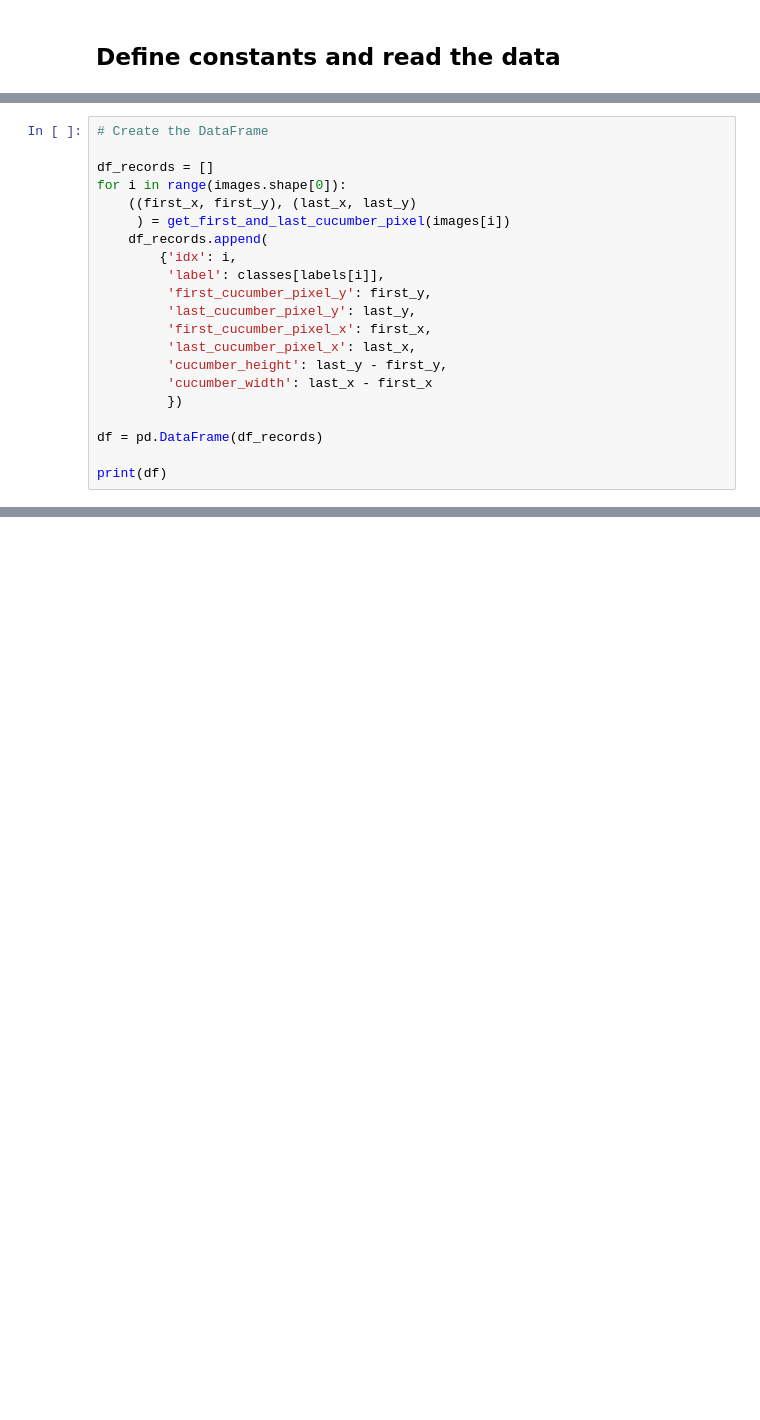
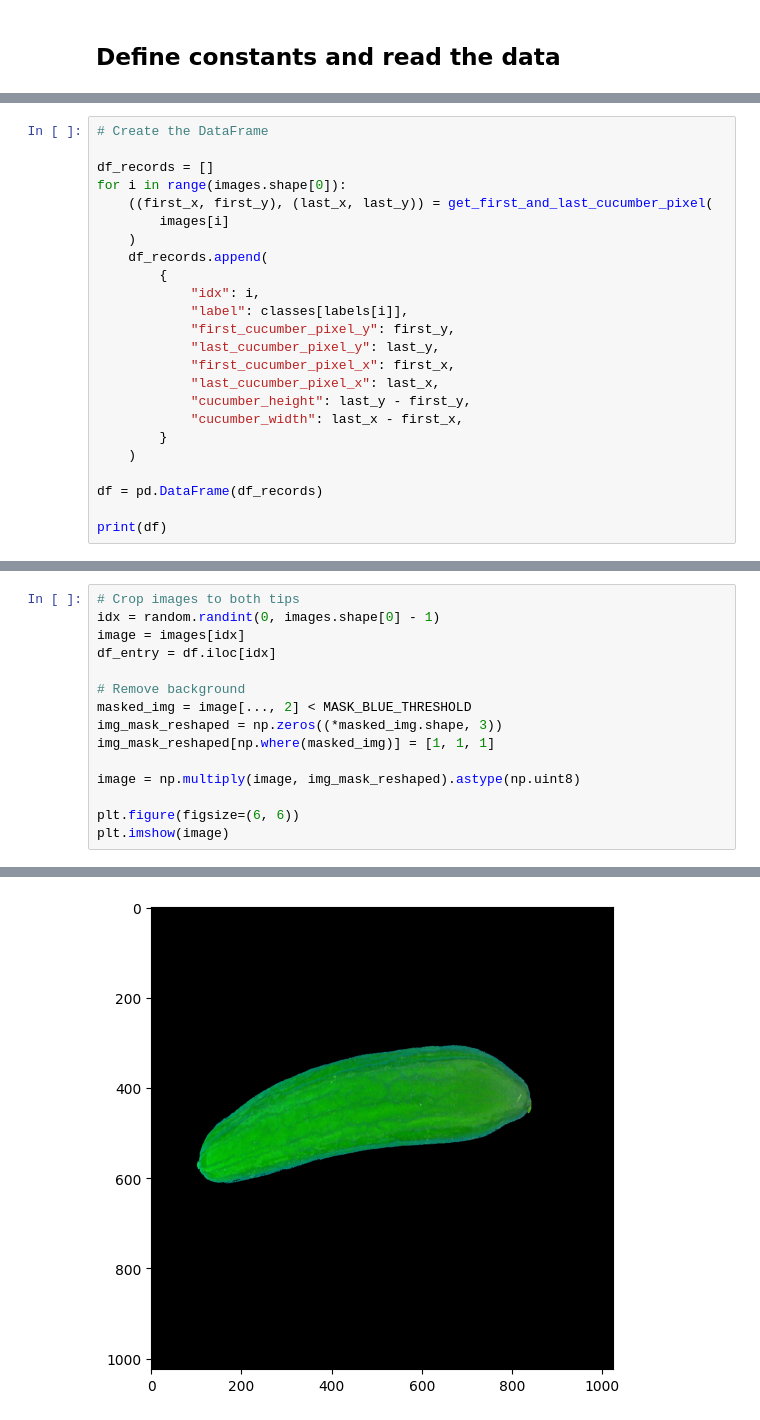
Before and after one commit to Niklas-Mezynski/fontys-cucumber-disease-ai-model, a Jupyter notebook: img_pre_processing_final_procedure.ipynb, the cells around one changed output, grey strips where cells are left out. Drawn from its saved outputs; the diff is of its cells as text; blank space fills up the shorter version.

```diff
--- a/img_pre_processing_final_procedure.ipynb
+++ b/img_pre_processing_final_procedure.ipynb
@@ -108,18 +132,21 @@ def get_first_and_last_cucumber_pixel(image):
 
 df_records = []
 for i in range(images.shape[0]):
-    ((first_x, first_y), (last_x, last_y)
-     ) = get_first_and_last_cucumber_pixel(images[i])
+    ((first_x, first_y), (last_x, last_y)) = get_first_and_last_cucumber_pixel(
+        images[i]
+    )
     df_records.append(
-        {'idx': i,
-         'label': classes[labels[i]],
-         'first_cucumber_pixel_y': first_y,
-         'last_cucumber_pixel_y': last_y,
-         'first_cucumber_pixel_x': first_x,
-         'last_cucumber_pixel_x': last_x,
-         'cucumber_height': last_y - first_y,
-         'cucumber_width': last_x - first_x
-         })
+        {
+            "idx": i,
+            "label": classes[labels[i]],
+            "first_cucumber_pixel_y": first_y,
+            "last_cucumber_pixel_y": last_y,
+            "first_cucumber_pixel_x": first_x,
+            "last_cucumber_pixel_x": last_x,
+            "cucumber_height": last_y - first_y,
+            "cucumber_width": last_x - first_x,
+        }
+    )
 
 df = pd.DataFrame(df_records)
 
@@ -236,0 +281,16 @@ array([], dtype='<U103')
+# %%
+# Crop images to both tips
+idx = random.randint(0, images.shape[0] - 1)
+image = images[idx]
+df_entry = df.iloc[idx]
+
+# Remove background
+masked_img = image[..., 2] < MASK_BLUE_THRESHOLD
+img_mask_reshaped = np.zeros((*masked_img.shape, 3))
+img_mask_reshaped[np.where(masked_img)] = [1, 1, 1]
+
+image = np.multiply(image, img_mask_reshaped).astype(np.uint8)
+
+plt.figure(figsize=(6, 6))
+plt.imshow(image)
+# %% [output]
@@ -236,0 +298 @@ array([], dtype='<U103')
+[figure, added]
```
Also changed, not shown: parts of 21 cells of this notebook.
